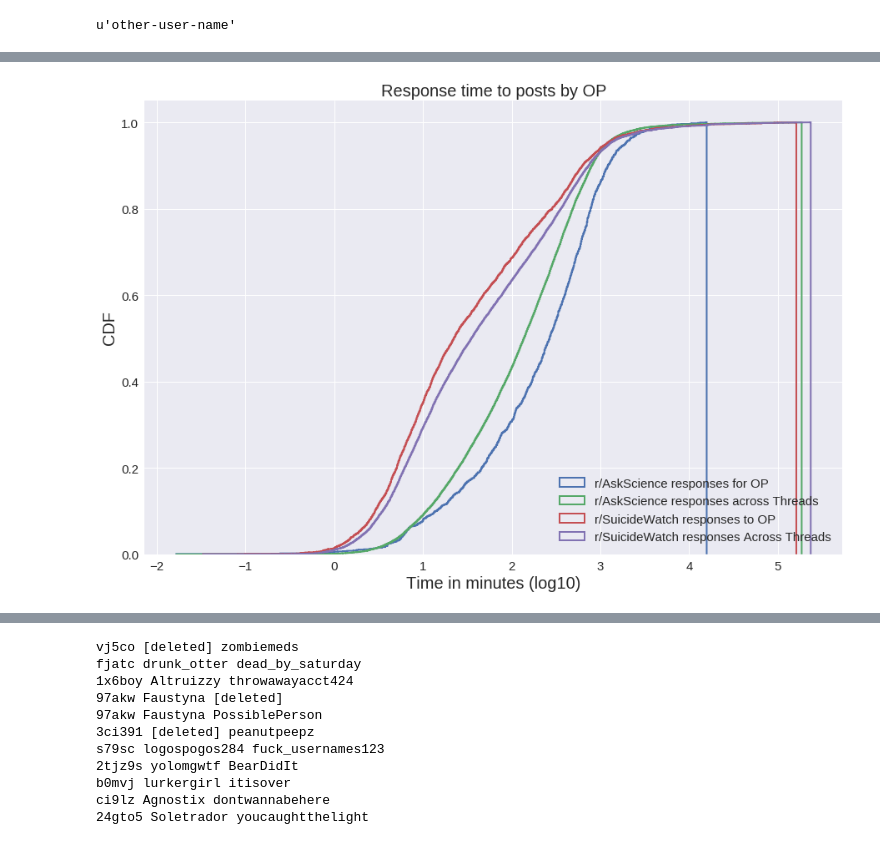
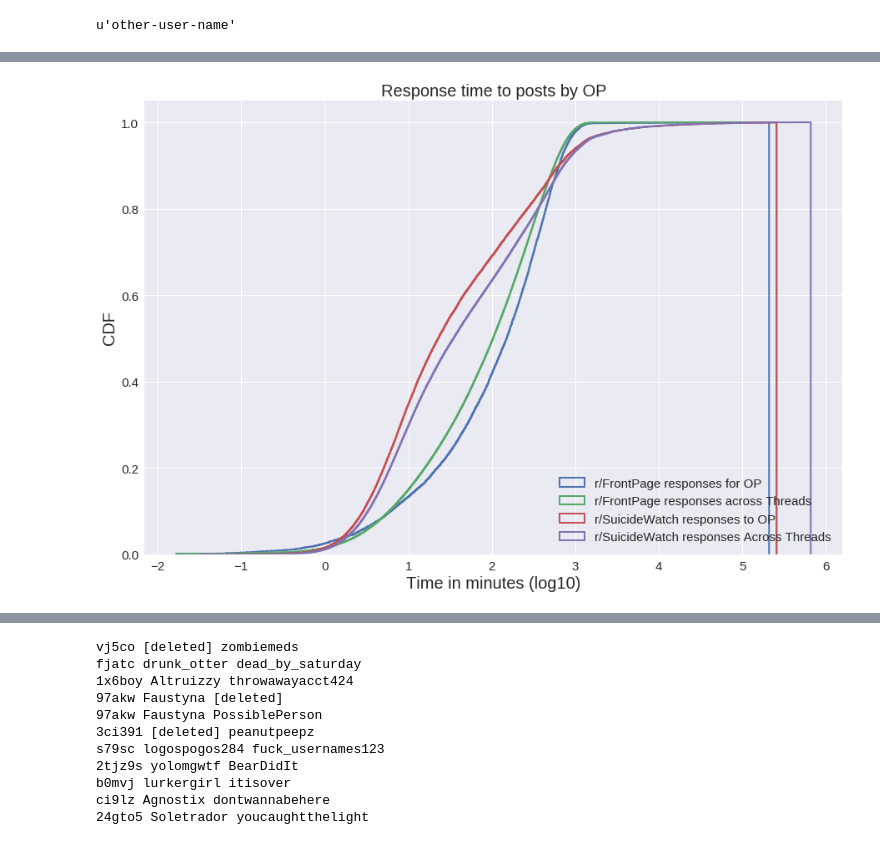
Before and after one commit to sagarjoglekar/redditTools, a Jupyter notebook: Notebooks/ReplyGraphAnalysis.ipynb, the cells around one changed output, grey strips where cells are left out. Saved outputs shown, nothing was run; the diff lists cells and outputs as text; code cells hidden in the pictures.

```diff
--- a/Notebooks/ReplyGraphAnalysis.ipynb
+++ b/Notebooks/ReplyGraphAnalysis.ipynb
@@ -95,6 +98,6 @@ print AS_mods , len(AS_mods)
 # %%
-LIWC_BL2 = pd.read_csv("/datasets_1/sagarj/IoPPN_collab/reddit_TheDonald/LIWC2015_TheDonaldTop.csv")
-LIWC_BL = pd.read_csv("/datasets_1/sagarj/IoPPN_collab/reddit_askScience/LIWC2015_AskScienceTop.csv")
+# LIWC_BL2 = pd.read_csv("/datasets_1/sagarj/IoPPN_collab/reddit_TheDonald/LIWC2015_TheDonaldTop.csv")
+LIWC_BL = pd.read_csv("/datasets_1/sagarj/IoPPN_collab/FrontPage/LIWC2015_FP_Alltext.csv")
 # LIWC_SW = pd.read_csv("/datasets_1/sagarj/IoPPN_collab/reddit_suicideWatch/LIWC2015_SWTextComplete.csv")
 LIWC_SW = pd.read_csv("/datasets_1/sagarj/IoPPN_collab/reddit_suicideWatch/LIWC2015_SW_Alltext.csv")
 # %%
@@ -248,0 +252,21 @@ print len(allGraphs_SW) , len(allGraphs_BL)
+# %%
+sumithraTextSW = {}
+sumitraTextBL = {}
+
+for k in allGraphs_SW:
+    for n in allGraphs_SW[k].nodes(data=True):
+        if 'depth' in n[1]:
+            sumithraTextSW[n[0]] = dict()
+            sumithraTextSW[n[0]]['text'] = n[1].get('text','')
+            sumithraTextSW[n[0]]['depth'] = n[1]['depth']
+            sumithraTextSW[n[0]]['tone'] = n[1].get('affects',0)
+            sumithraTextSW[n[0]]['popularity'] = n[1]['ups'] - n[1]['downs']
+# %%
+for k in allGraphs_BL:
+    for n in allGraphs_BL[k].nodes(data=True):
+        if 'depth' in n[1]:
+            sumitraTextBL[n[0]] = dict()
+            sumitraTextBL[n[0]]['text'] = n[1].get('text','')
+            sumitraTextBL[n[0]]['depth'] = n[1]['depth']
+            sumitraTextBL[n[0]]['tone'] = n[1].get('affects',0)
+            sumitraTextBL[n[0]]['popularity'] = n[1]['ups'] - n[1]['downs']
@@ -433,5 +459,6 @@ print len(filteredUGraphs_BL) , len (filteredUGraphs_SW)
 # %%
-sampled = random.sample(filteredUGraphs_SW.keys(),len(filteredUGraphs_BL))
+# sampled = random.sample(filteredUGraphs_SW.keys(),len(filteredUGraphs_BL))
+sampled = filteredUGraphs_SW.keys()
 print len(sampled)
 sampledUgraphs_SW = {}
 sampledReply_SW = {}
@@ -770,21 +803,21 @@ BL_AllTimeDist = getAllTimeDifferences(filteredReply_BL)
 # %%
 fig, ax = plt.subplots()
 fig.set_size_inches(15, 10)
 n1 , bins1 , patches1 = plt.hist(np.log10(BL_timeDist), 1000, normed=1,histtype='step', cumulative=True,linewidth = 2.0)
 n1 , bins1 , patches1 = plt.hist(np.log10(BL_AllTimeDist), 1000, normed=1,histtype='step', cumulative=True,linewidth = 2.0)
 n2 , bins2 , patches2 = plt.hist(np.log10(SW_timeDist), 1000, normed=1,histtype='step', cumulative=True,linewidth = 2.0)
 n2 , bins2 , patches2 = plt.hist(np.log10(SW_AllTimeDist), 1000, normed=1,histtype='step', cumulative=True,linewidth = 2.0)
 
 plt.title("Response time to posts by OP", fontsize = 20)
 plt.xlabel("Time in minutes (log10)",fontsize = 20)
 plt.ylabel("CDF",fontsize = 20)
-plt.legend(['r/AskScience responses for OP', 'r/AskScience responses across Threads' , 'r/SuicideWatch responses to OP' , 'r/SuicideWatch responses Across Threads'], loc='lower right',fontsize=15)
+plt.legend(['r/FrontPage responses for OP', 'r/FrontPage responses across Threads' , 'r/SuicideWatch responses to OP' , 'r/SuicideWatch responses Across Threads'], loc='lower right',fontsize=15)
 plt.xticks(fontsize=15)
 plt.yticks(fontsize=15)
 # plt.grid()
 plt.show()
 # %% [output]
-[figure, old version]
+[figure, new version]
 # %%
 BL_messageParti , BL_userParti , BL_bpusers = getSymmetricBehaviour(filteredUGraphs_BL,opAuthors_BL)
 # %% [output]
```
Also changed, not shown: parts of 101 cells of this notebook, 7 other files.
